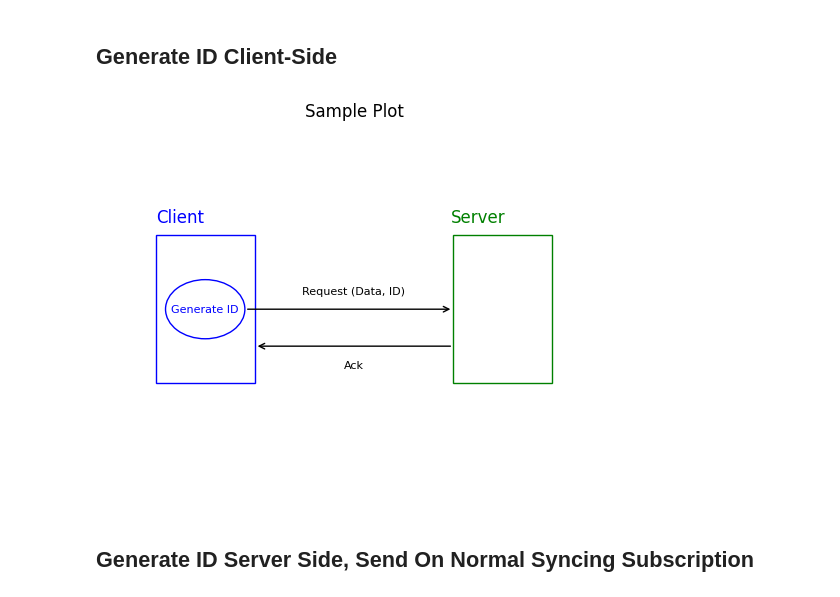
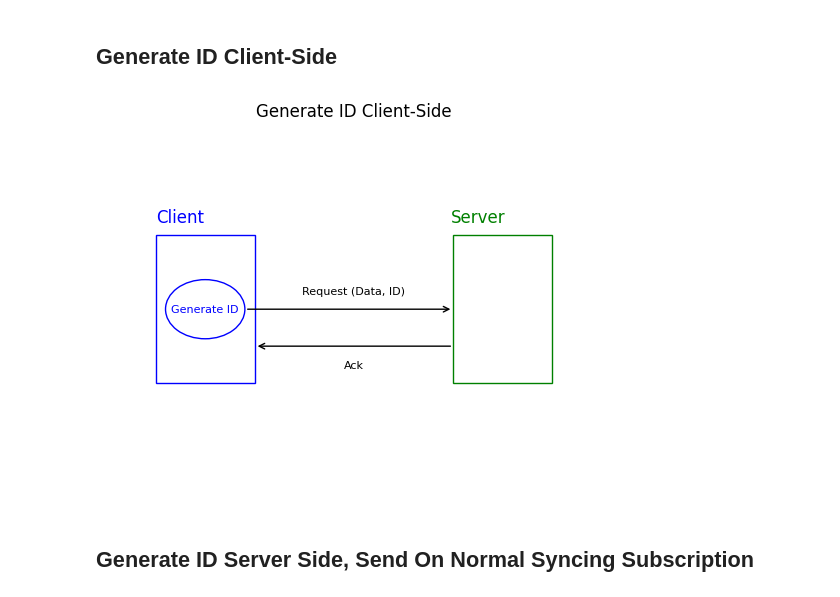
Before and after one commit to niblyx-malnus/venter-pattern, a Jupyter notebook: diagrams/Diagrams.ipynb, the cells around one changed output. Drawn from its saved outputs; the diff is of its cells as text; code cells hidden in the pictures.

```diff
--- a/diagrams/Diagrams.ipynb
+++ b/diagrams/Diagrams.ipynb
@@ -29,35 +29,35 @@ ax.text(0.2, 0.5, 'Generate ID', ha='center', va='center', fontsize=8, color='bl
 # Create an arrow for the request from Client to Server
 ax.annotate('',
             xy=(0.7, 0.5), xycoords='data',
             xytext=(0.28, 0.5), textcoords='data',
             arrowprops=dict(arrowstyle="->", color='black'))
 
 # Label the request arrow
 ax.text(0.5, 0.55, 'Request (Data, ID)', ha='center', va='center', fontsize=8)
 
 # Create an arrow for the acknowledgment from Server to Client
 ax.annotate('',
             xy=(0.3, 0.4), xycoords='data',
             xytext=(0.7, 0.4), textcoords='data',
             arrowprops=dict(arrowstyle="->", color='black'))
 
 # Label the acknowledgment arrow
 ax.text(0.5, 0.35, 'Ack', ha='center', va='center', fontsize=8)
 
 # Set limits and remove axis
 ax.set_xlim(0, 1)
 ax.set_ylim(0, 1)
 ax.axis('off')
 
 # Plotting
 plt.plot([1, 2, 3], [4, 5, 6])
-plt.title("Sample Plot")
+plt.title("Generate ID Client-Side")
 
 plt.savefig('images/generate_ID_client_side.png', format='png')
 
 plt.show()
 # %% [output]
-[figure, old version]
+[figure, new version]
 # %% [markdown]
 ## Generate ID Server Side, Send On Normal Syncing Subscription
 # %%
```
Also changed, not shown: parts of 6 cells of this notebook, 2 other files.
